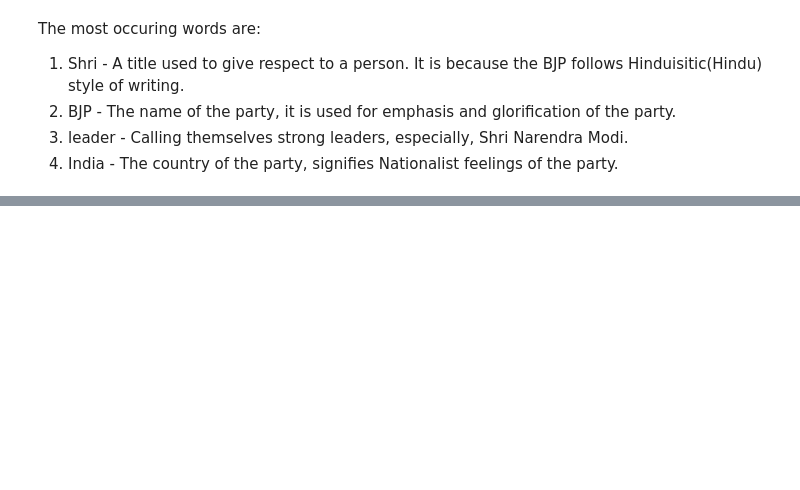
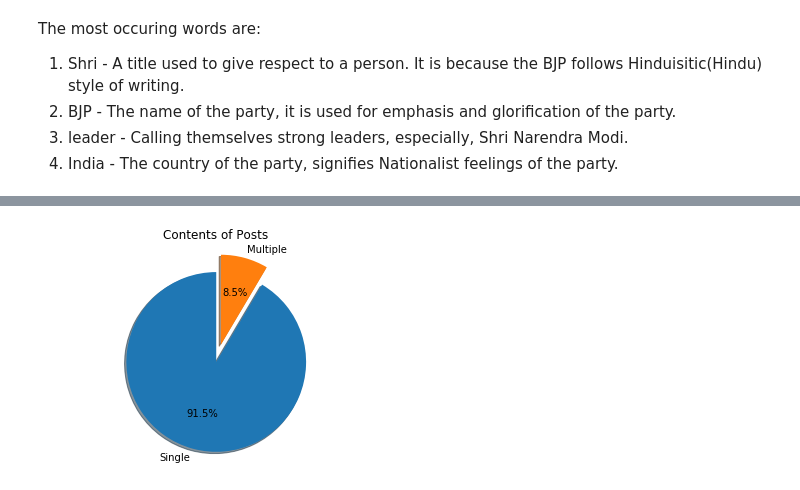
Before and after one commit to shrave/hw4, a Jupyter notebook: instagram_questions.ipynb, the cells around one changed output, grey strips where cells are left out. Cells and saved outputs as stored; diff of their text form; code cells hidden in the pictures; blank space fills up the shorter version.

```diff
--- a/instagram_questions.ipynb
+++ b/instagram_questions.ipynb
@@ -184,21 +187,23 @@ print(dict_sort_des(hash_dict)[:5])
 # %%
-with open('', 'r') as myfile:
+with open('explore_2019-04-14 05-00-26.json', 'r') as myfile:
     data=myfile.read()
 obj = json.loads(data)
 # %%
-post_list = obj['posts']
+post_list = obj[0]['posts']
 top_five_indices = []
 for j in range(5):
     max_score = -100
     max_index = -1
-    for k in obj['posts']:
+    for k in post_list:
+#         print(k)
         l = math.log(k['likes']['count']+1) + math.log(k['views']+1)+k['comments']['count']
         if l>max_score:
             max_score = l
-            max_index = obj['posts'].index(k)
-    top_five_indices.append(max_index)
-    del post_list[max_index]
-print(top_five_indices)
+            max_index = obj[0]['posts'].index(k)
+    top_five_indices.append(obj[0]['posts'][max_index])
+    post_list.remove(obj[0]['posts'][max_index])
+# print(top_five_indices)
 # %%
 for k in top_five_indices:
-    display(Image(value=requests.get(obj['posts'][k]['preview_img']).content))
+    display(Image(value=requests.get(k['preview_img']).content))
+    print(k['url'])
@@ -205,19 +221,21 @@ for k in top_five_indices:
 # %%
 single_count = 0
 multiple_count = 0
-for k in obj['posts']:
+for k in obj[0]['posts']:
     if (not len(k['imgs'])) or (len(k['imgs'])==1) :
         single_count += 1
     else:
         multiple_count += 1
 
 labels = ['Single', 'Multiple']
 sizes = [single_count, multiple_count]
 explode = (0.1, 0.1)
 
 fig1, ax1 = plt.subplots()
 ax1.pie(sizes, explode=explode, labels=labels, autopct='%1.1f%%',
         shadow=True, startangle=90)
 ax1.axis('equal')
 ax1.set_title('Contents of Posts')
 plt.show()
+# %% [output]
+[figure, added]
```
Also changed, not shown: parts of 10 cells of this notebook, 1 other file.
